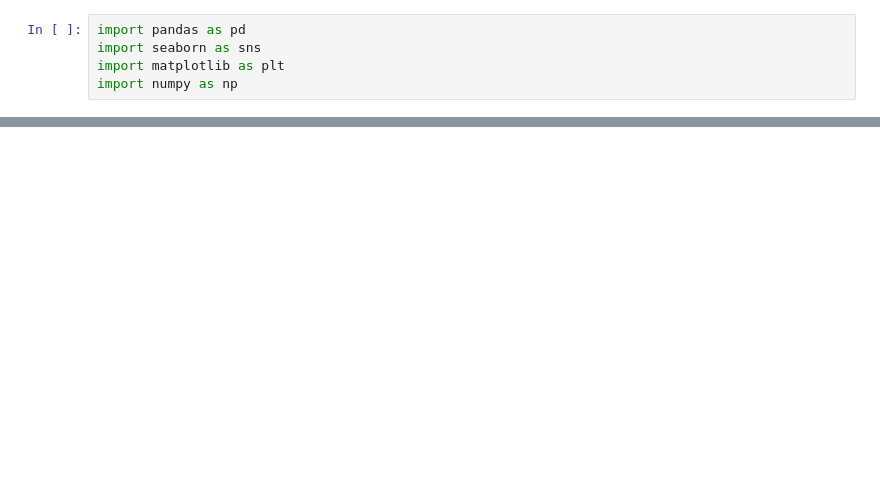
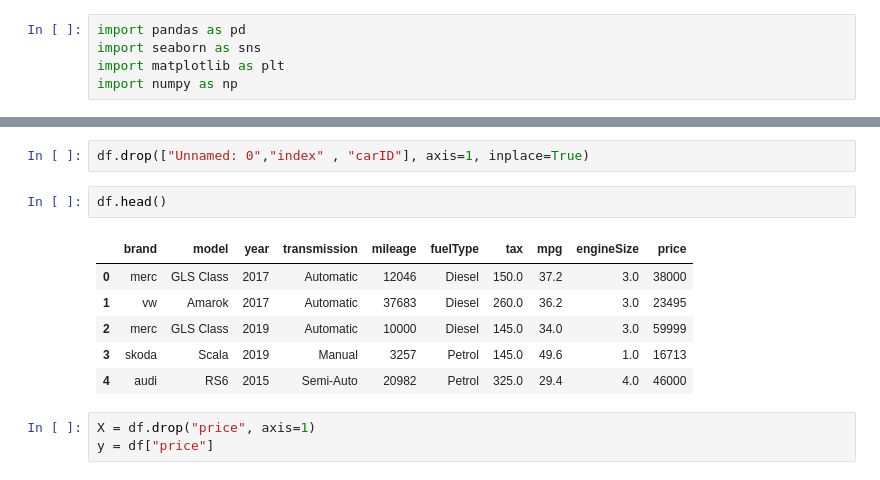
Before and after one commit to Factoria-F5-AI-Bootcamp-1-Edicion/NY_Airbnb, a Jupyter notebook: transformer_modeloIA_usedcar.ipynb, the cells around one changed output, grey strips where cells are left out. Cells and saved outputs as stored; diff of their text form; blank space fills up the shorter version.

```diff
--- a/transformer_modeloIA_usedcar.ipynb
+++ b/transformer_modeloIA_usedcar.ipynb
@@ -15,0 +33,14 @@ df.head()
+# %%
+df.drop(["Unnamed: 0","index" , "carID"], axis=1, inplace=True)
+# %%
+df.head()
+# %% [output]
+|  | brand | model | year | transmission | mileage | fuelType | tax | mpg | engineSize | price |
+| 0 | merc | GLS Class | 2017 | Automatic | 12046 | Diesel | 150.0 | 37.2 | 3.0 | 38000 |
+| 1 | vw | Amarok | 2017 | Automatic | 37683 | Diesel | 260.0 | 36.2 | 3.0 | 23495 |
+| 2 | merc | GLS Class | 2019 | Automatic | 10000 | Diesel | 145.0 | 34.0 | 3.0 | 59999 |
+| 3 | skoda | Scala | 2019 | Manual | 3257 | Petrol | 145.0 | 49.6 | 1.0 | 16713 |
+| 4 | audi | RS6 | 2015 | Semi-Auto | 20982 | Petrol | 325.0 | 29.4 | 4.0 | 46000 |
+# %%
+X = df.drop("price", axis=1)
+y = df["price"]
```
Also changed, not shown: parts of 17 cells of this notebook, 1 other file.
